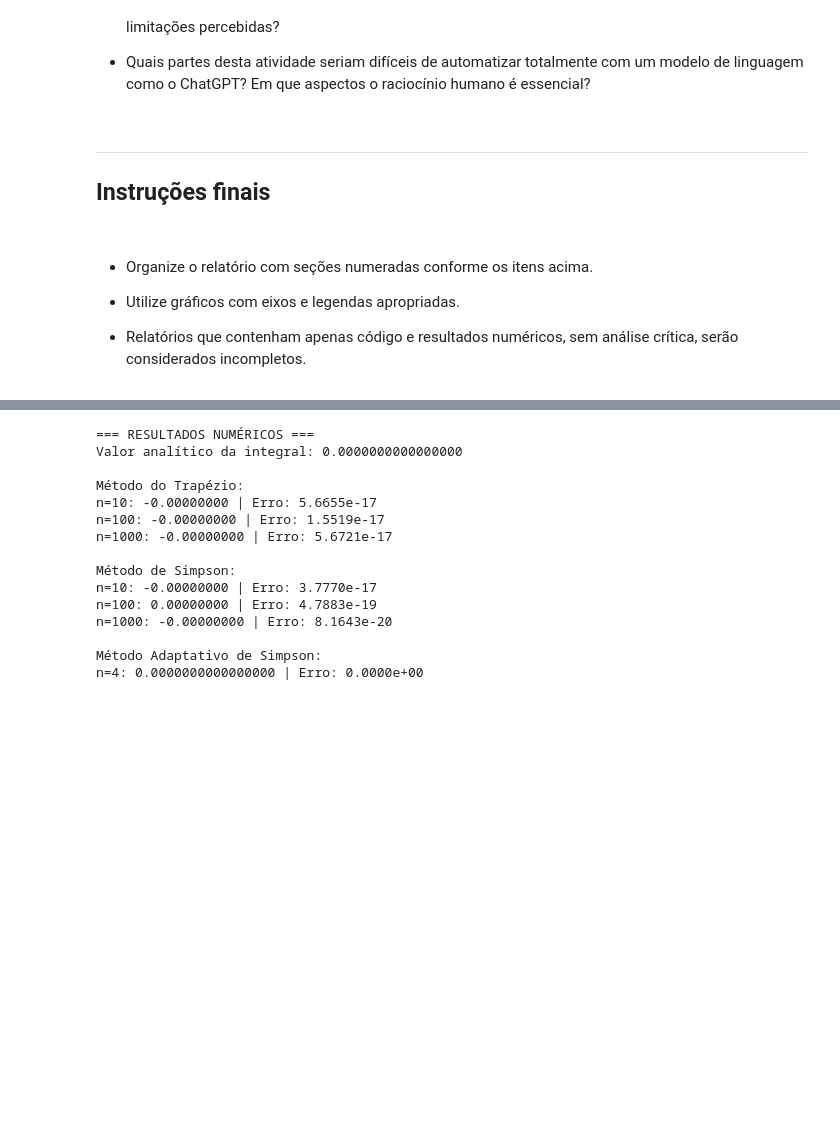
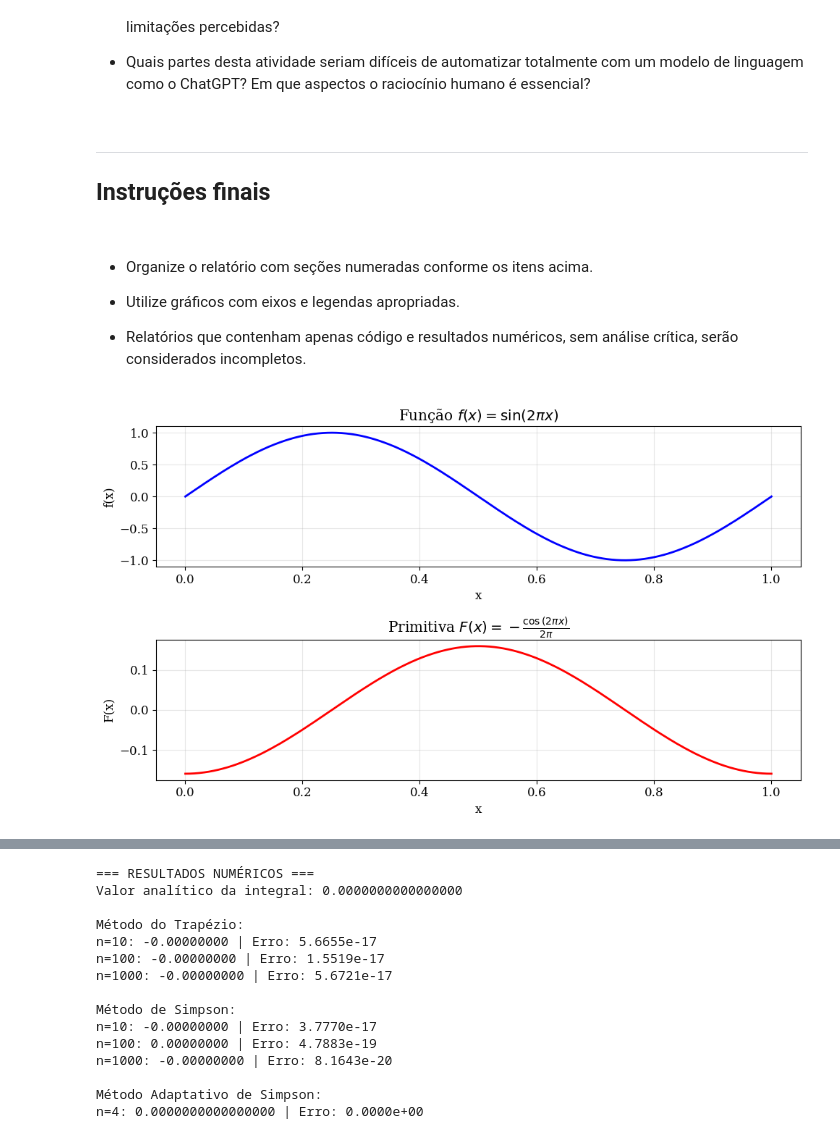
Before and after one commit to vinanit/Atividade-7-Fisica-Computacional, a Jupyter notebook: Av7.ipynb, the cells around one changed output, grey strips where cells are left out. Saved outputs shown, nothing was run; the diff lists cells and outputs as text; code cells hidden in the pictures; blank space fills up the shorter version.

```diff
--- a/Av7.ipynb
+++ b/Av7.ipynb
@@ -150,3 +150,49 @@ com ω=2π, o que corresponde a uma oscilação completa no intervalo de x=0 a x
 - Utilize gráficos com eixos e legendas apropriadas.
 
 - Relatórios que contenham apenas código e resultados numéricos, sem análise crítica, serão considerados incompletos.
+# %%
+import numpy as np
+import matplotlib.pyplot as plt
+from scipy.integrate import simpson, trapezoid
+import sympy as sp
+# Configurações gerais
+plt.rcParams.update({'font.size': 12, 'font.family': 'serif'})
+np.random.seed(7)  # Reprodutibilidade
+
+# =======================================================
+# a) Visualização e análise analítica
+# =======================================================
+x = np.linspace(0, 1, 500)
+f = np.sin(2 * np.pi * x)
+
+# Cálculo simbólico da primitiva
+x_sym = sp.symbols('x')
+f_sym = sp.sin(2 * sp.pi * x_sym)
+F_sym = sp.integrate(f_sym, x_sym)
+F_lambda = sp.lambdify(x_sym, F_sym, 'numpy')
+F = F_lambda(x)
+
+# Integral analítica
+integral_analitica = float(sp.integrate(f_sym, (x_sym, 0, 1)))
+
+# Plot
+plt.figure(figsize=(10, 6))
+plt.subplot(2, 1, 1)
+plt.plot(x, f, 'b-', linewidth=2)
+plt.title('Função $f(x) = \sin(2\pi x)$')
+plt.xlabel('x')
+plt.ylabel('f(x)')
+plt.grid(alpha=0.3)
+
+plt.subplot(2, 1, 2)
+plt.plot(x, F, 'r-', linewidth=2)
+plt.title(f'Primitiva $F(x) = {sp.latex(F_sym)}$')
+plt.xlabel('x')
+plt.ylabel('F(x)')
+plt.grid(alpha=0.3)
+plt.tight_layout()
+plt.savefig('funcao_primitiva.png', dpi=300)
+plt.show()
+plt.close()
+# %% [output]
+[figure, added]
```
Also changed, not shown: parts of 7 cells of this notebook, 1 other file.
